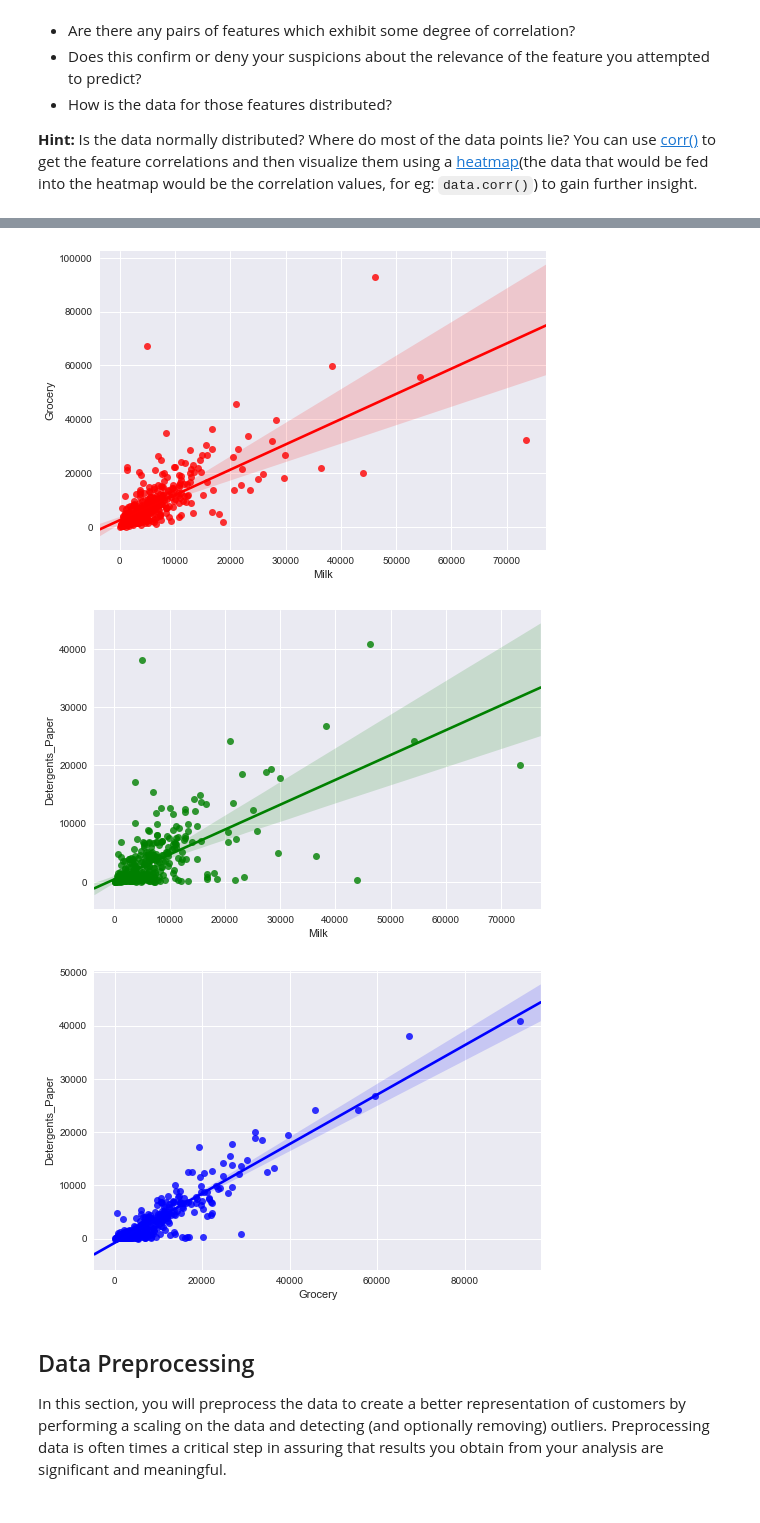
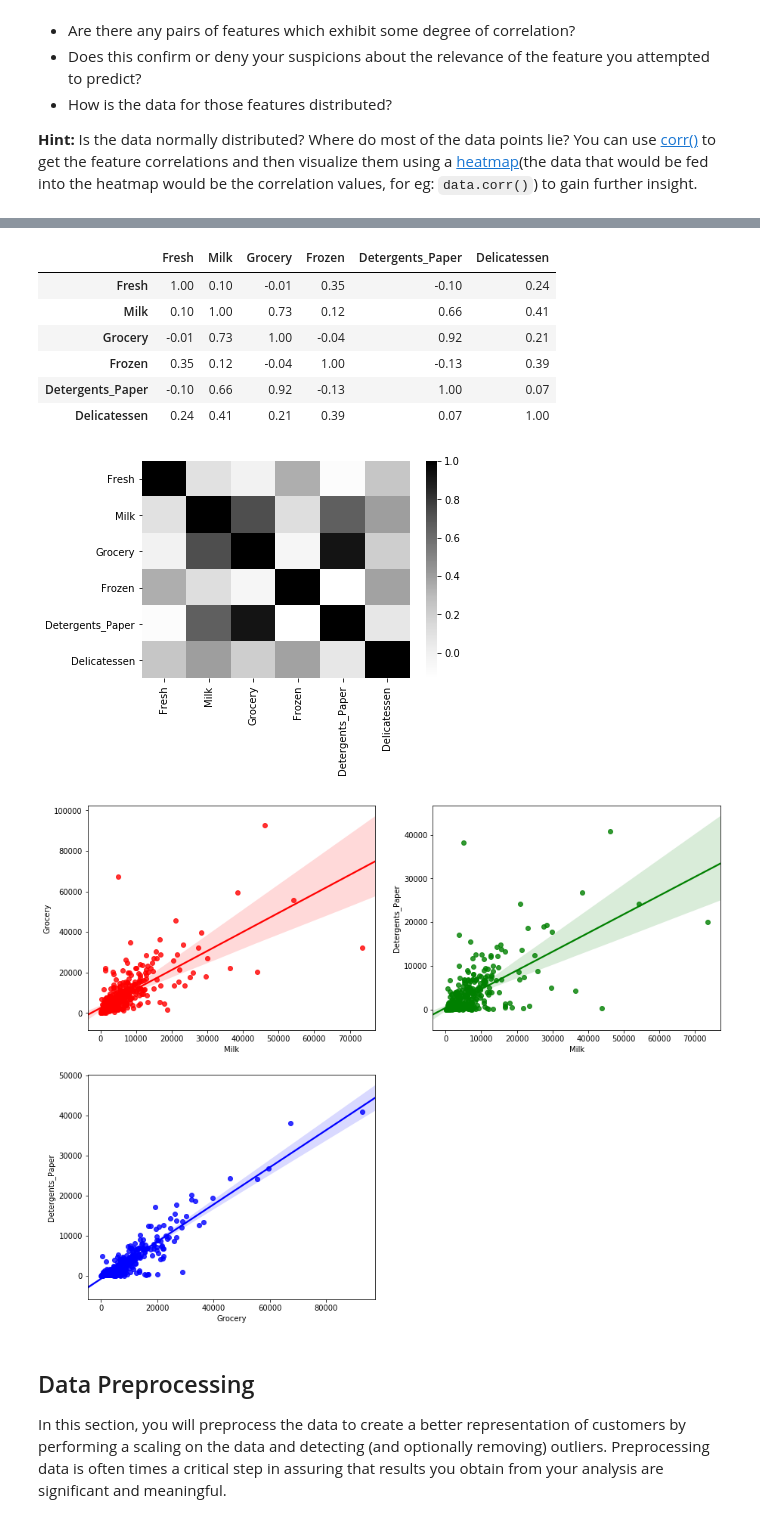
Before and after one commit to woo-chia-wei/udacity-machine-learning-engineer, a Jupyter notebook: 05_customer_segments/customer_segments.ipynb, the cells around one changed output, grey strips where cells are left out. Cells and saved outputs as stored; diff of their text form; code cells hidden in the pictures.

```diff
--- a/05_customer_segments/customer_segments.ipynb
+++ b/05_customer_segments/customer_segments.ipynb
@@ -95,0 +106,5 @@ Knowing this, how do your samples compare? Does that help in driving your insigh
+# %%
+fig, ax = plt.subplots(figsize=(15, 6))
+samples.plot.bar(ax = ax, rot = 0)
+ax.set_yticks(range(0, 120000, 10000))
+plt.show()
@@ -189,18 +202,26 @@ sns.heatmap(data.corr())
+# %%
+corr = data.corr()
+display(corr)
+sns.heatmap(corr, cmap='Greys')
+plt.show()
+# %% [output]
+|  | Fresh | Milk | Grocery | Frozen | Detergents_Paper | Delicatessen |
+| Fresh | 1.00 | 0.10 | -0.01 | 0.35 | -0.10 | 0.24 |
+| Milk | 0.10 | 1.00 | 0.73 | 0.12 | 0.66 | 0.41 |
+| Grocery | -0.01 | 0.73 | 1.00 | -0.04 | 0.92 | 0.21 |
+| Frozen | 0.35 | 0.12 | -0.04 | 1.00 | -0.13 | 0.39 |
+| Detergents_Paper | -0.10 | 0.66 | 0.92 | -0.13 | 1.00 | 0.07 |
+| Delicatessen | 0.24 | 0.41 | 0.21 | 0.39 | 0.07 | 1.00 |
+[figure, added]
 # %%
-import matplotlib.pyplot as plt
-
-sns.regplot(x="Milk", y="Grocery", data=data, color="red")
+fig, ((ax1, ax2), (ax3, ax4)) = plt.subplots(figsize=(15, 6 * 2), nrows=2, ncols=2)
+sns.regplot(x="Milk", y="Grocery", data=data, color="r", ax=ax1)
+sns.regplot(x="Milk", y="Detergents_Paper", data=data, color="g", ax=ax2)
+sns.regplot(x="Grocery", y="Detergents_Paper", data=data, color="b", ax=ax3)
+ax4.set_visible(False)
 plt.show()
-
-sns.regplot(x="Milk", y="Detergents_Paper", data=data, color="g")
-plt.show()
-
-sns.regplot(x="Grocery", y="Detergents_Paper", data=data, color="b")
-plt.show()
 # %% [output]
-[figure, old version]
+[figure, new version]
-[figure, removed]
-[figure, removed]
 # %% [markdown]
 ## Data Preprocessing
 In this section, you will preprocess the data to create a better representation of customers by performing a scaling on the data and detecting (and optionally removing) outliers. Preprocessing data is often times a critical step in assuring that results you obtain from your analysis are significant and meaningful.
```
Also changed, not shown: parts of 49 cells of this notebook.
